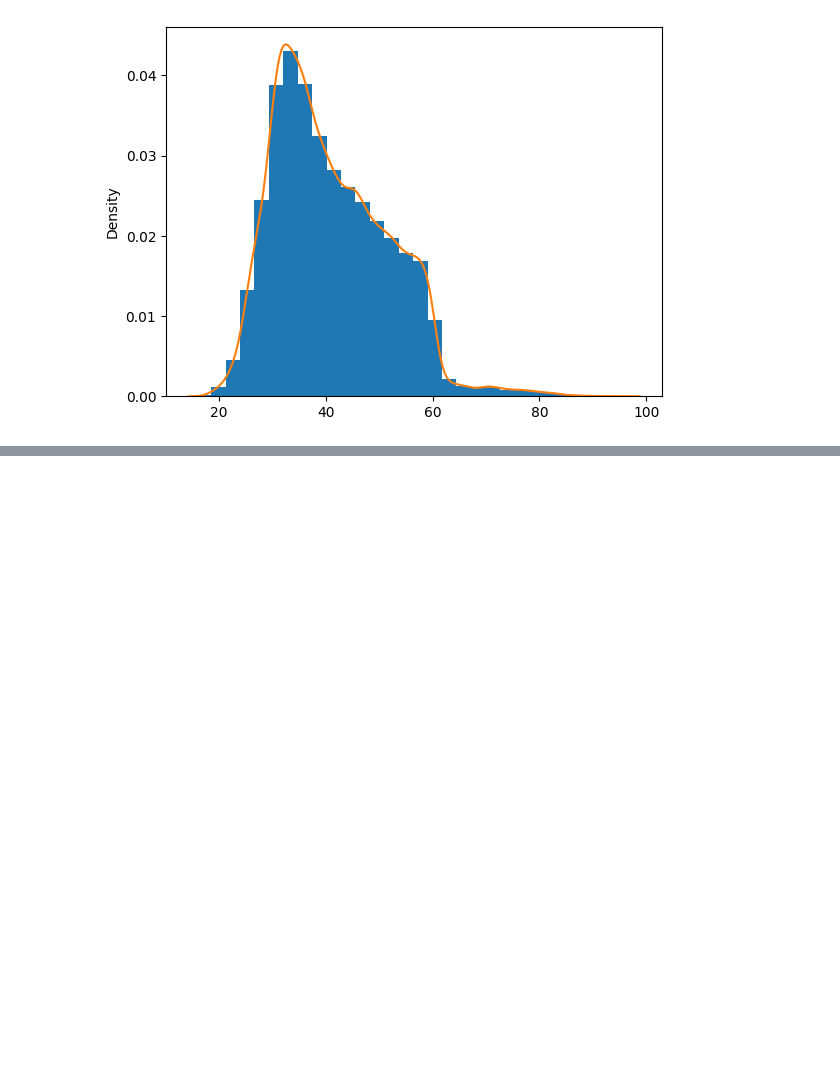
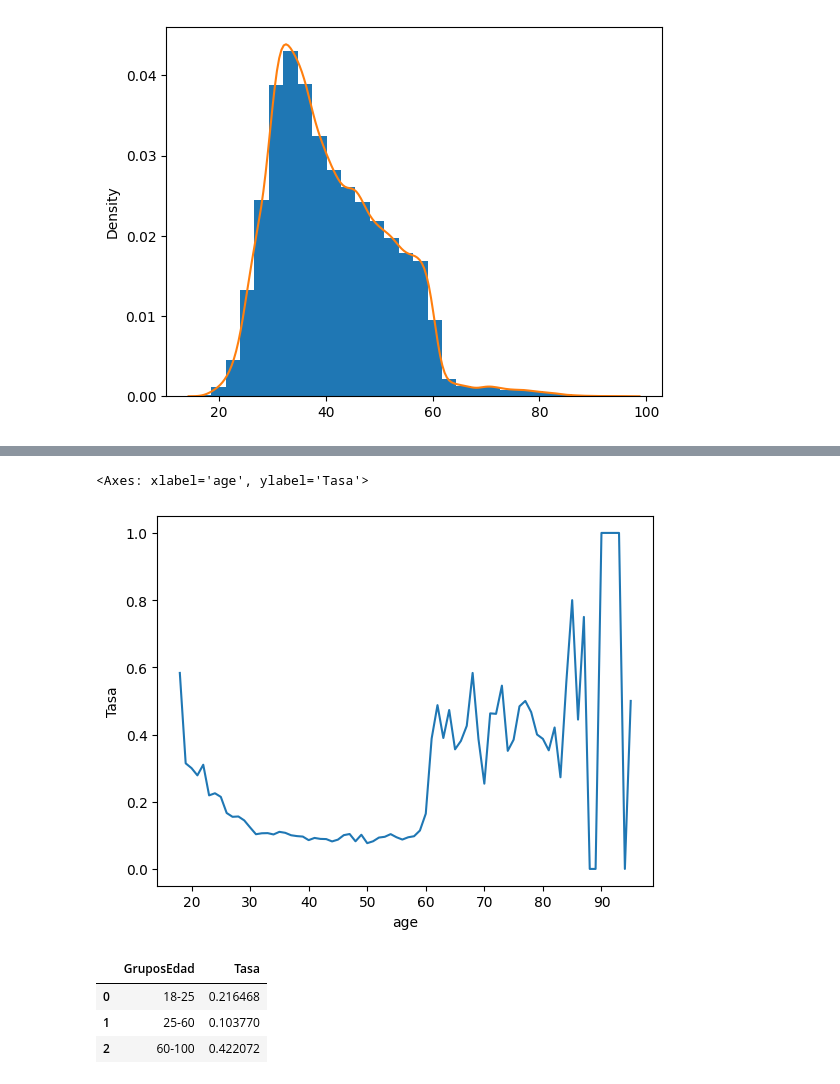
Before and after one commit to asegura4488/CienciaDatos, a Jupyter notebook: Semana3/Sesion6.ipynb, the cells around one changed output, grey strips where cells are left out. Drawn from its saved outputs; the diff is of its cells as text; code cells hidden in the pictures; blank space fills up the shorter version.

```diff
--- a/Semana3/Sesion6.ipynb
+++ b/Semana3/Sesion6.ipynb
@@ -160,0 +181,3 @@ sns.kdeplot(x=age, fill=False)
+# %%
+Grupo1 = data.groupby('age')['NewY'].mean().rename('Tasa').reset_index()
+Grupo1
@@ -160,0 +198,5 @@ sns.kdeplot(x=age, fill=False)
+# %%
+sns.lineplot(x='age', y='Tasa', data=Grupo1)
+# %% [output]
+<Axes: xlabel='age', ylabel='Tasa'>
+[figure, added]
@@ -160,0 +212,8 @@ sns.kdeplot(x=age, fill=False)
+# %%
+Grupo2 = data.groupby('GruposEdad')['NewY'].mean().rename('Tasa').reset_index()
+Grupo2
+# %% [output]
+|  | GruposEdad | Tasa |
+| 0 | 18-25 | 0.216468 |
+| 1 | 25-60 | 0.103770 |
+| 2 | 60-100 | 0.422072 |
```
Also changed, not shown: parts of 22 cells of this notebook.
